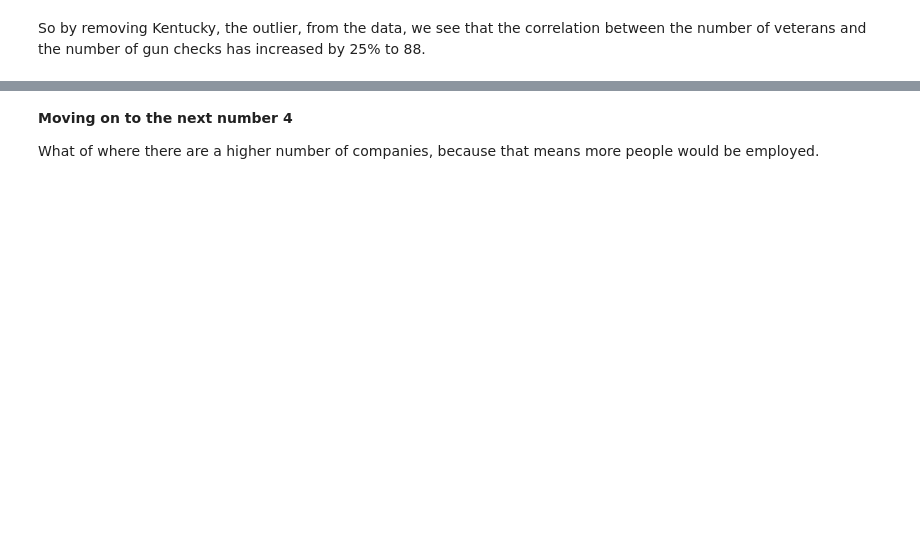
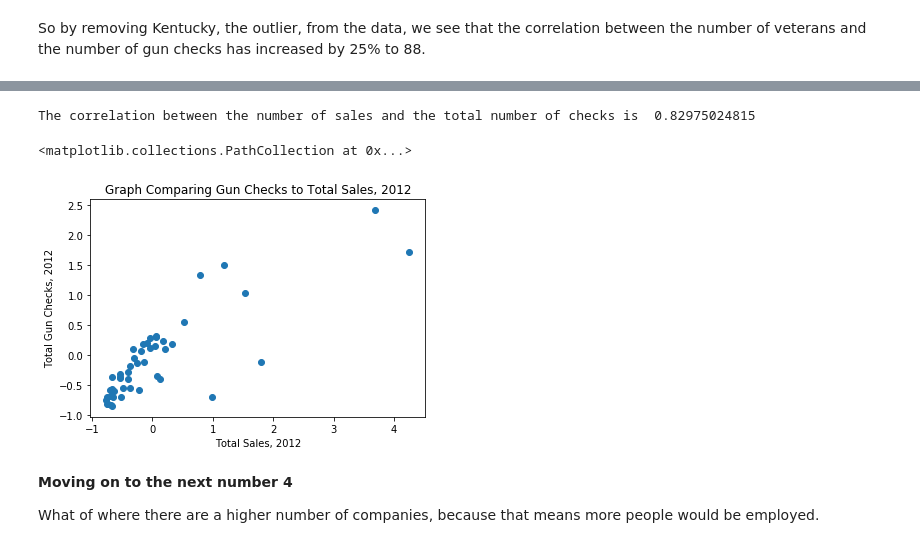
Before and after one commit to durot1973/Data-Analyst-Project, a Jupyter notebook: Analysis.ipynb, the cells around one changed output, grey strips where cells are left out. Saved outputs shown, nothing was run; the diff lists cells and outputs as text; code cells hidden in the pictures; blank space fills up the shorter version.

```diff
--- a/Analysis.ipynb
+++ b/Analysis.ipynb
@@ -225,3 +258,34 @@ How does higher sales and higher per capita income correlate with the number of
+# %%
+# We put the sales in variables and convert them to integers
+merchant_sales = census_data.loc['Total merchant wholesaler sales, 2012 ($1,000)'].apply(change_vet_to_float)
+retail_sales = census_data.loc['Total retail sales, 2012 ($1,000)'].apply(change_vet_to_float)
+accomodation_sales = census_data.loc['Total accommodation and food services sales, 2012 ($1,000)'].apply(change_vet_to_float)
+
+# Then we sum them up and combine them into a dataframe
+total_sales = merchant_sales + retail_sales + accomodation_sales
+total_sales = standardize(total_sales)
+total_sales.rename('Total Sales, 2012', inplace=True)
+total_2012 = checks_each_year['2012']
+total_2012 = standardize(total_2012)
+total_2012.rename('Total Checks, 2012', inplace=True)
+
+sales_and_checks = pd.concat([total_sales, total_2012], axis=1, join='inner')
+
+# We then use the remove_outlier function to remove any outliers
+remove_outlier(sales_and_checks)
+
+# And then check the correlation
+print('The correlation between the number of sales and the total number of checks is ', sales_and_checks.iloc[:,0].corr(sales_and_checks.iloc[:,1]))
+
+plt.figure(); plot = plt.scatter(sales_and_checks.iloc[:,0], sales_and_checks.iloc[:,1])
+plt.xlabel('Total Sales, 2012')
+plt.ylabel('Total Gun Checks, 2012')
+plt.title('Graph Comparing Gun Checks to Total Sales, 2012')
+plot
+# %% [output]
+The correlation between the number of sales and the total number of checks is  0.82975024815
+<matplotlib.collections.PathCollection at 0x...>
+[figure, added]
 # %% [markdown]
 __Moving on to the next number 4__
 
```
Also changed, not shown: parts of 14 cells of this notebook.
